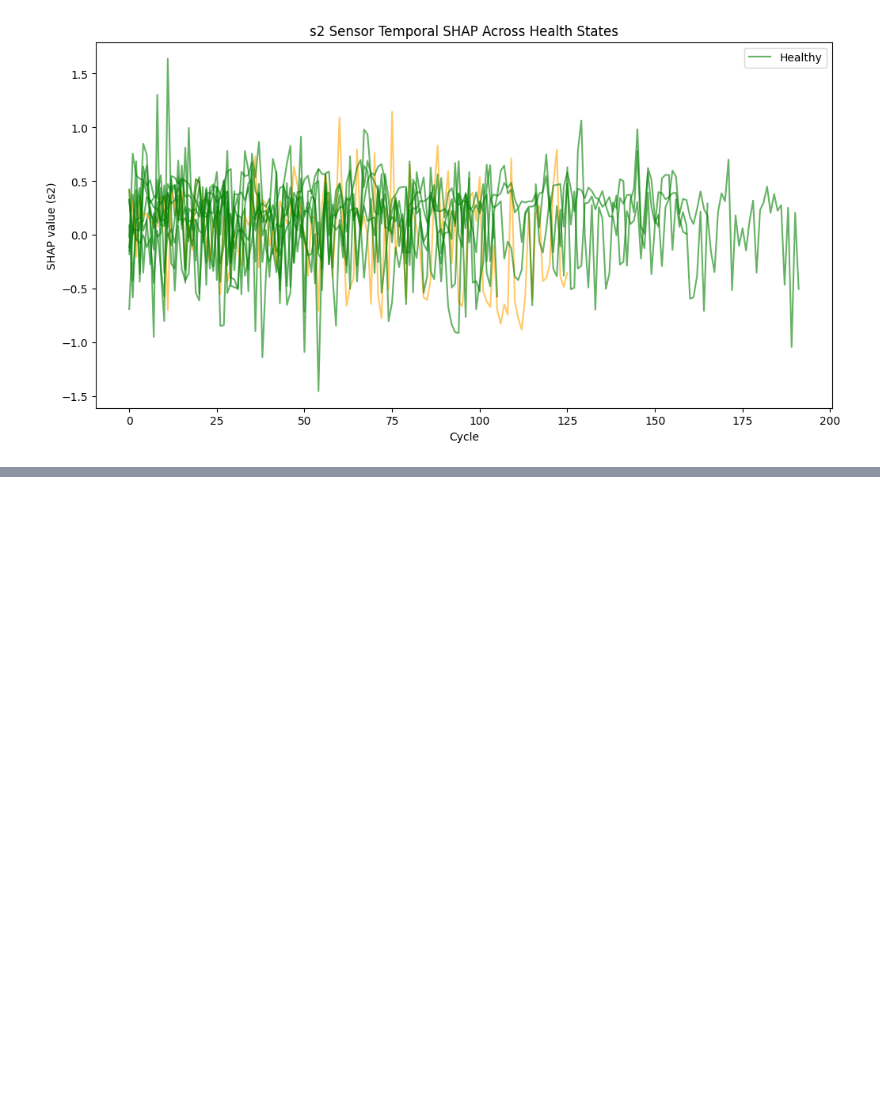
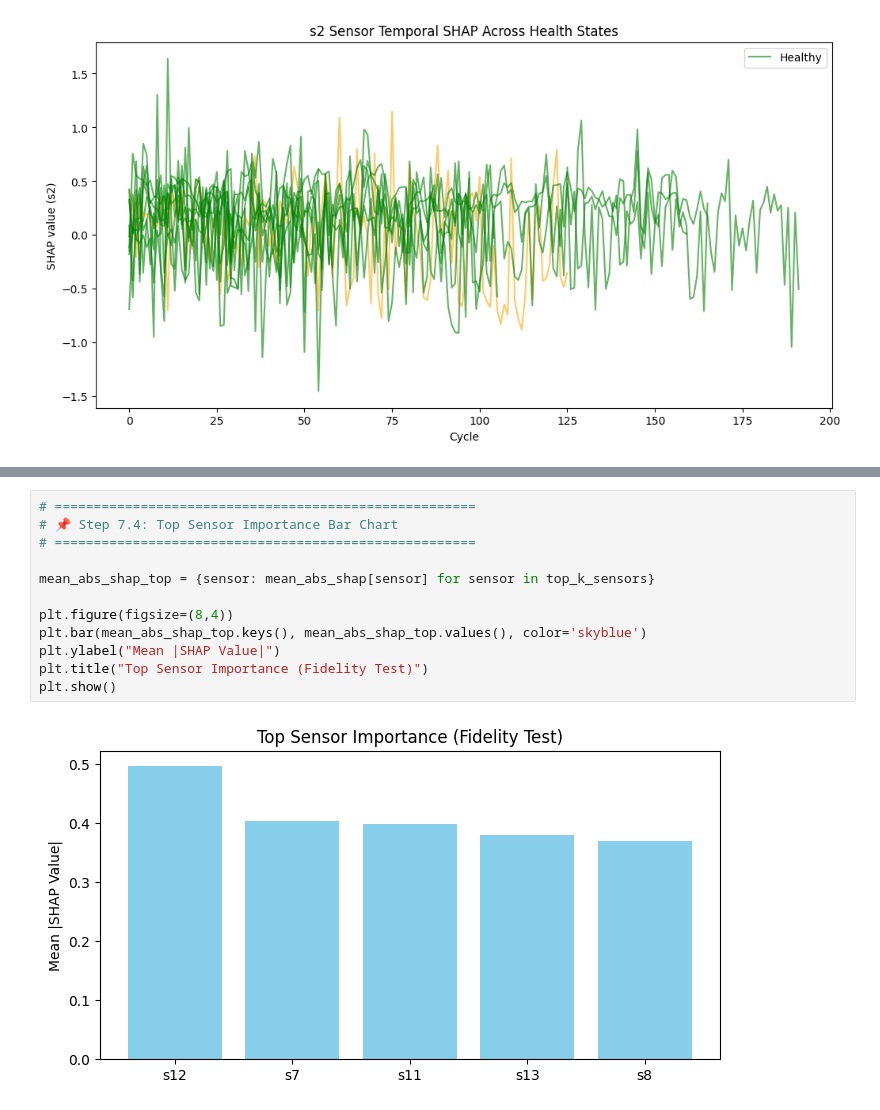
Before and after one commit to Priya-3005/AircraftML, a Jupyter notebook: Untitled.ipynb, the cells around one changed output, grey strips where cells are left out. Drawn from its saved outputs; the diff is of its cells as text; blank space fills up the shorter version.

```diff
--- a/Untitled.ipynb
+++ b/Untitled.ipynb
@@ -447,0 +592,14 @@ Top 5 sensors by SHAP importance: ['s12', 's11', 's7', 's13', 's8']
+# %%
+# ======================================================
+# 📌 Step 7.4: Top Sensor Importance Bar Chart
+# ======================================================
+
+mean_abs_shap_top = {sensor: mean_abs_shap[sensor] for sensor in top_k_sensors}
+
+plt.figure(figsize=(8,4))
+plt.bar(mean_abs_shap_top.keys(), mean_abs_shap_top.values(), color='skyblue')
+plt.ylabel("Mean |SHAP Value|")
+plt.title("Top Sensor Importance (Fidelity Test)")
+plt.show()
+# %% [output]
+[figure, added]
```
Also changed, not shown: parts of 12 cells of this notebook.
